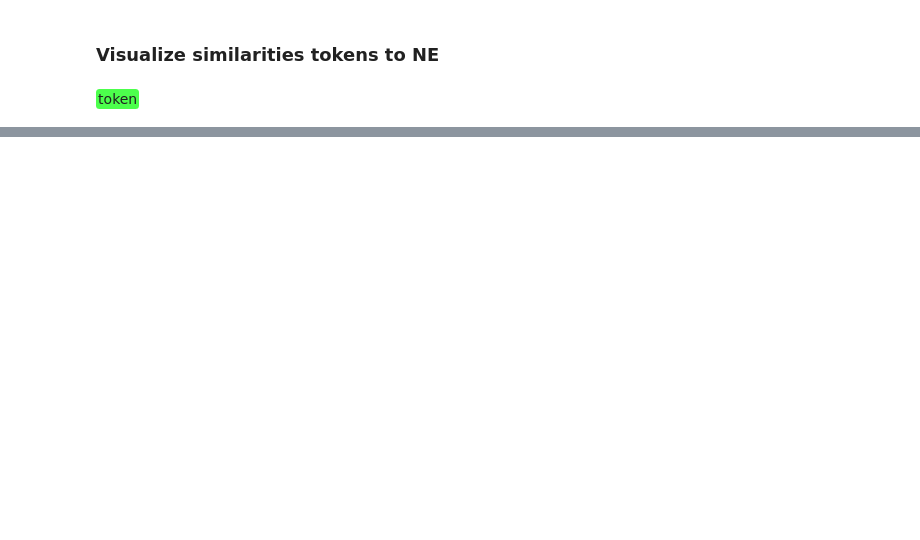
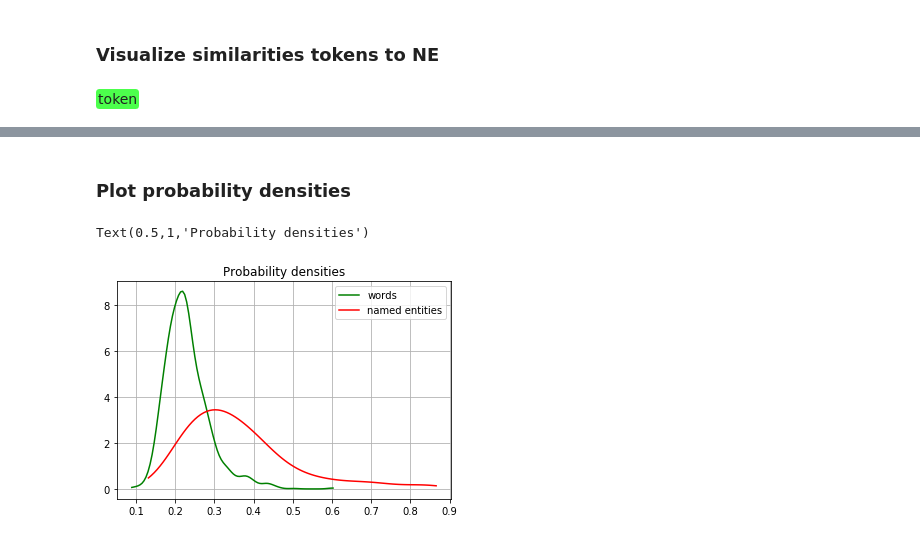
Before and after one commit to deeppavlov/fewshot_NER, a Jupyter notebook: notebooks/3. similarities_to_ne_visualization.ipynb, the cells around one changed output, grey strips where cells are left out. Saved outputs shown, nothing was run; the diff lists cells and outputs as text; code cells hidden in the pictures; blank space fills up the shorter version.

```diff
--- a/notebooks/3. similarities_to_ne_visualization.ipynb
+++ b/notebooks/3. similarities_to_ne_visualization.ipynb
@@ -389,0 +497,18 @@ Charactersproliferateoutoftheimaginationofthenarratorsothatatacertainpoint,youha
+# %% [markdown]
+### Plot probability densities
+# %%
+# https://stackoverflow.com/questions/15415455/plotting-probability-density-function-by-sample-with-matplotlib
+from scipy.stats.kde import gaussian_kde
+from numpy import linspace
+kde_words = gaussian_kde( sim_test_words )
+dist_space_words = linspace( min(sim_test_words), max(sim_test_words), 100 )
+kde_ne = gaussian_kde( sim_test_ne )
+dist_space_ne = linspace( min(sim_test_ne), max(sim_test_ne), 100 )
+plt.plot( dist_space_words, kde_words(dist_space_words), color='green', label='words' )
+plt.plot( dist_space_ne, kde_ne(dist_space_ne), color='red',  label='named entities' )
+plt.legend()
+plt.grid()
+plt.title('Probability densities')
+# %% [output]
+Text(0.5,1,'Probability densities')
+[figure, added]
```
Also changed, not shown: parts of 20 cells of this notebook, 2 other files.
